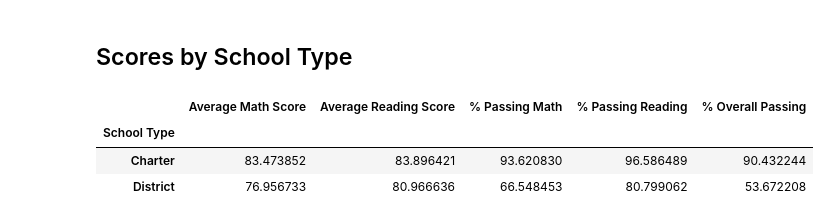
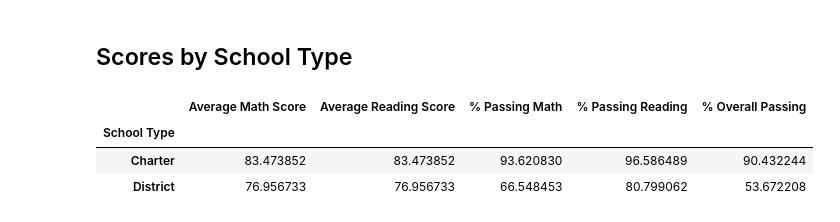
Before and after one commit to JoeyD256/pandas-challenge, a Jupyter notebook: PyCitySchools/pycityschools/PyCitySchools.ipynb, the cells around one changed output. Cells and saved outputs as stored; diff of their text form; code cells hidden in the pictures.

```diff
--- a/PyCitySchools/pycityschools/PyCitySchools.ipynb
+++ b/PyCitySchools/pycityschools/PyCitySchools.ipynb
@@ -125,8 +125,8 @@ per_school_summary = pd.DataFrame({
 })
 
 # Formatting
-per_school_summary["Total School Budget"] = per_school_summary["Total School Budget"].map("${:,.2f}".format)
-per_school_summary["Per Student Budget"] = per_school_summary["Per Student Budget"].map("${:,.2f}".format)
+#per_school_summary["Total School Budget"] = per_school_summary["Total School Budget"].map("${:,.2f}".format)
+#per_school_summary["Per Student Budget"] = per_school_summary["Per Student Budget"].map("${:,.2f}".format)
 
 # Display the DataFrame
 per_school_summary
@@ -291,6 +314,9 @@ labels = ["Small (<1000)", "Medium (1000-2000)", "Large (2000-5000)"]
 # Categorize the spending based on the bins
 # Use `pd.cut` on the "Total Students" column of the `per_school_summary` DataFrame.
 
-per_school_summary["School Size"] =
+per_school_summary["School Size"] = pd.cut(per_school_summary['Total Stundents']
+                                           ,size_bins
+                                           ,labels=labels
+                                           ,include_lowest=True)
 per_school_summary
 # %% [output]
@@ -341,12 +374,18 @@ average_percent_passing_reading_by_type = per_school_summary.groupby(["School Ty
 average_percent_overall_passing_by_type = per_school_summary.groupby(["School Type"])["% Overall Passing"].mean()
 # %%
 # Assemble the new data by type into a DataFrame called `type_summary`
-type_summary =
+type_summary = pd.DataFrame({
+    'Average Math Score': average_math_score_by_type,
+    'Average Reading Score': average_math_score_by_type,
+    '% Passing Math': average_percent_passing_math_by_type,
+    '% Passing Reading': average_percent_passing_reading_by_type,
+    '% Overall Passing': average_percent_overall_passing_by_type
+})
 
 # Display results
 type_summary
 # %% [output]
 |  | Average Math Score | Average Reading Score | % Passing Math | % Passing Reading | % Overall Passing |
 | School Type |  |  |  |  |  |
-| Charter | 83.473852 | 83.896421 | 93.620830 | 96.586489 | 90.432244 |
-| District | 76.956733 | 80.966636 | 66.548453 | 80.799062 | 53.672208 |
+| Charter | 83.473852 | 83.473852 | 93.620830 | 96.586489 | 90.432244 |
+| District | 76.956733 | 76.956733 | 66.548453 | 80.799062 | 53.672208 |
```
Also changed, not shown: parts of 9 cells of this notebook, 1 other file.
